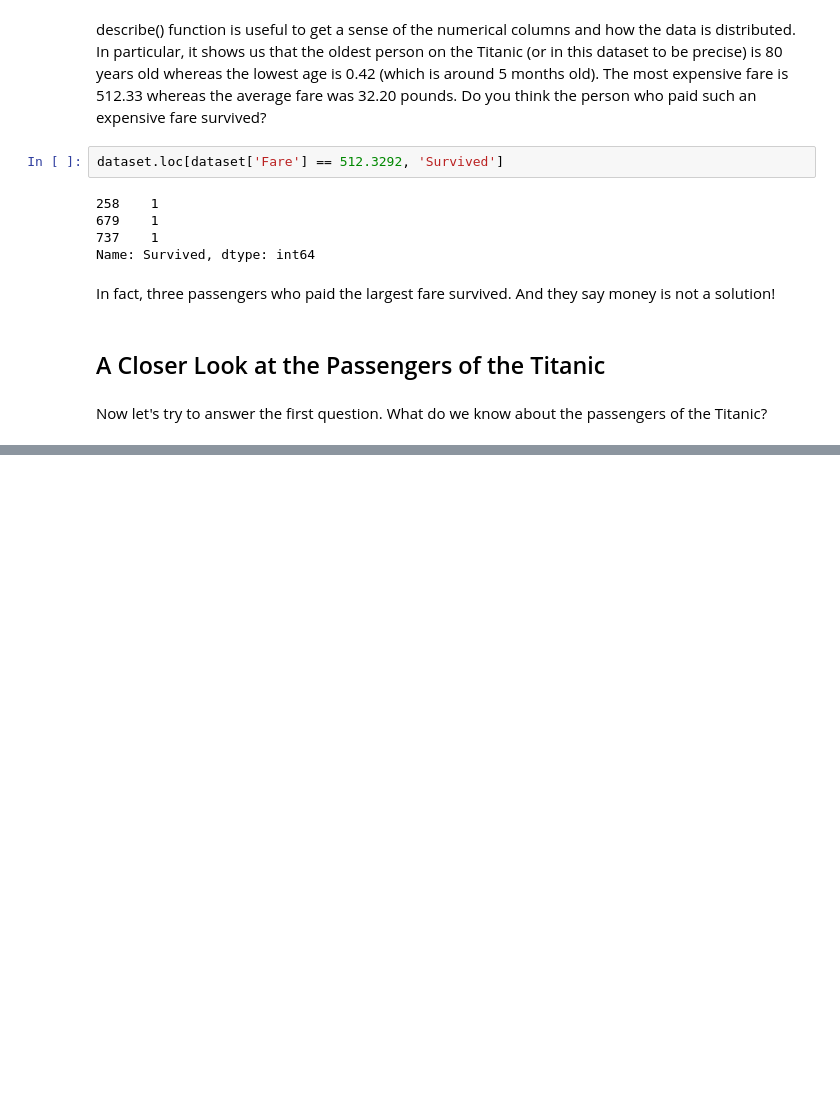
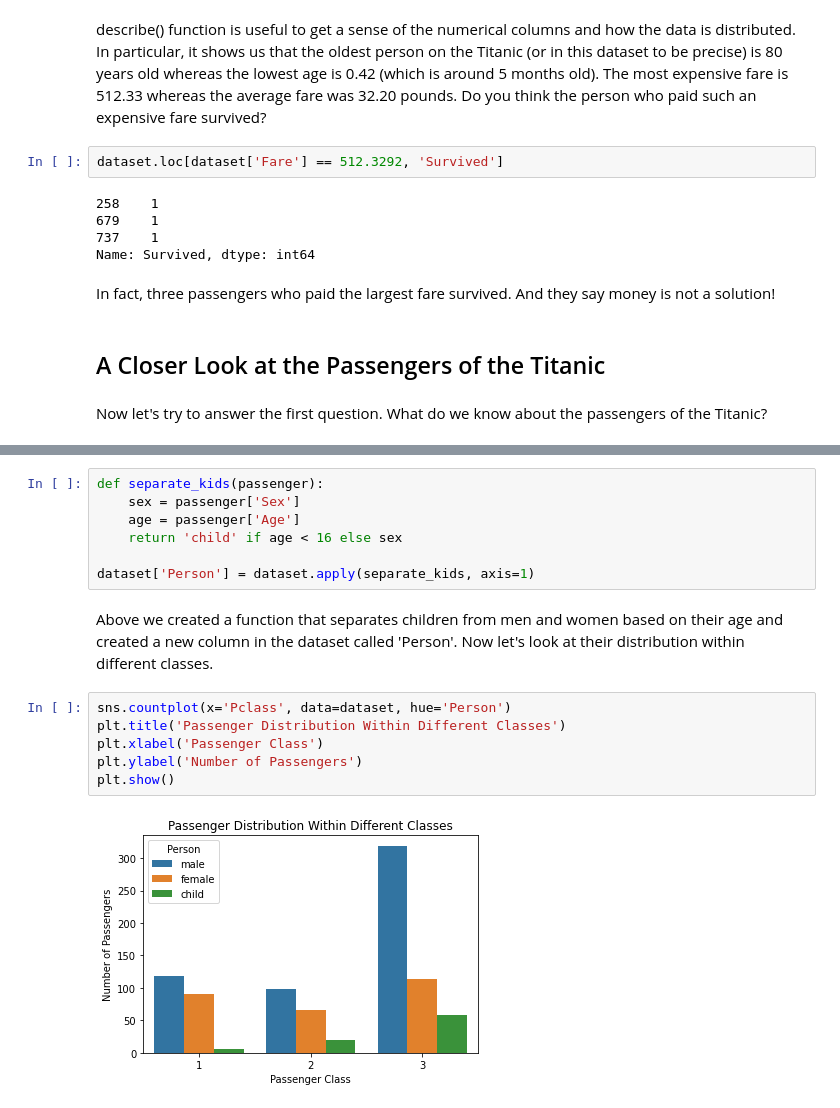
Before and after one commit to arturvilenskiy/data_science_portfolio, a Jupyter notebook: titanic_exploratory.ipynb, the cells around one changed output, grey strips where cells are left out. Cells and saved outputs as stored; diff of their text form; blank space fills up the shorter version.

```diff
--- a/titanic_exploratory.ipynb
+++ b/titanic_exploratory.ipynb
@@ -110,0 +134,17 @@ Now let's try to answer the first question. What do we know about the passengers
+# %%
+def separate_kids(passenger):
+    sex = passenger['Sex']
+    age = passenger['Age']
+    return 'child' if age < 16 else sex
+
+dataset['Person'] = dataset.apply(separate_kids, axis=1)
+# %% [markdown]
+Above we created a function that separates children from men and women based on their age and created a new column in the dataset called 'Person'. Now let's look at their distribution within different classes.
+# %%
+sns.countplot(x='Pclass', data=dataset, hue='Person')
+plt.title('Passenger Distribution Within Different Classes')
+plt.xlabel('Passenger Class')
+plt.ylabel('Number of Passengers')
+plt.show()
+# %% [output]
+[figure, added]
```
Also changed, not shown: parts of 33 cells of this notebook.
